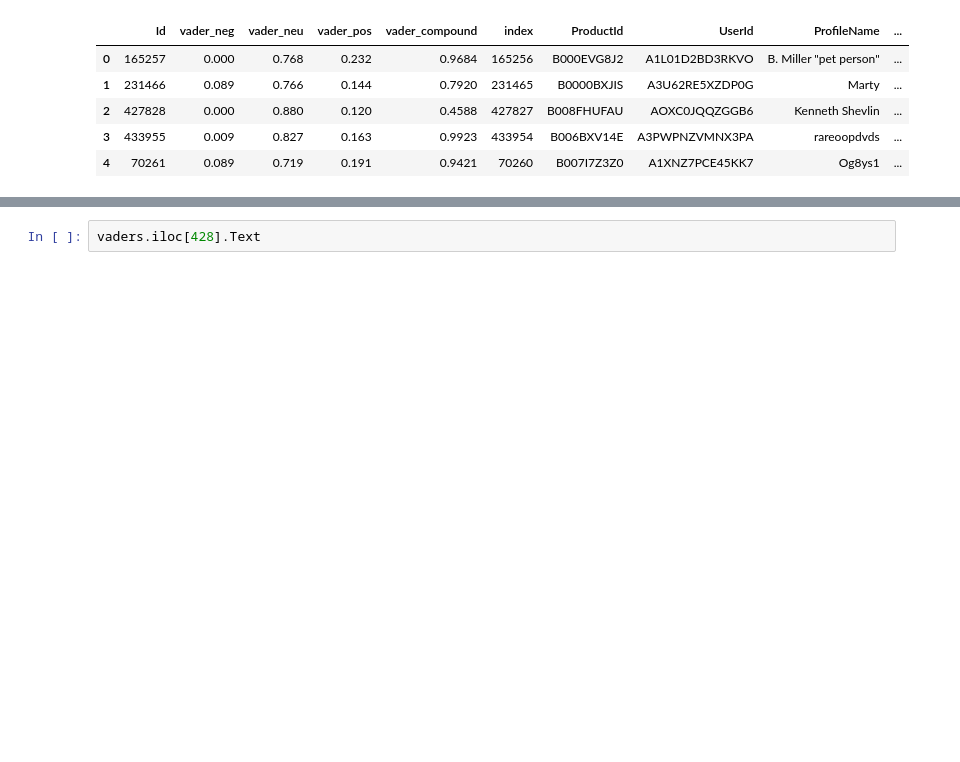
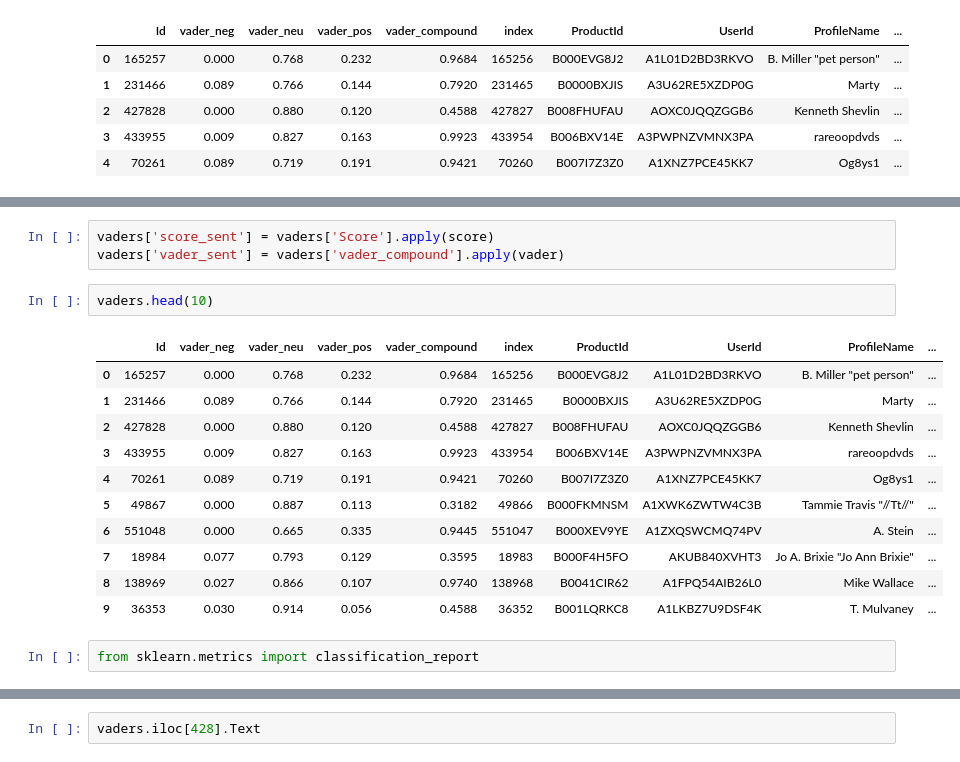
Before and after one commit to ChibuikeOnuba/NLP, a Jupyter notebook: the_model.ipynb, the cells around one changed output, grey strips where cells are left out. Saved outputs shown, nothing was run; the diff lists cells and outputs as text; blank space fills up the shorter version.

```diff
--- a/the_model.ipynb
+++ b/the_model.ipynb
@@ -92,0 +117,19 @@ vaders.head()
+# %%
+vaders['score_sent'] = vaders['Score'].apply(score)
+vaders['vader_sent'] = vaders['vader_compound'].apply(vader)
+# %%
+vaders.head(10)
+# %% [output]
+|  | Id | vader_neg | vader_neu | vader_pos | vader_compound | index | ProductId | UserId | ProfileName | ... |
+| 0 | 165257 | 0.000 | 0.768 | 0.232 | 0.9684 | 165256 | B000EVG8J2 | A1L01D2BD3RKVO | B. Miller "pet person" | ... |
+| 1 | 231466 | 0.089 | 0.766 | 0.144 | 0.7920 | 231465 | B0000BXJIS | A3U62RE5XZDP0G | Marty | ... |
+| 2 | 427828 | 0.000 | 0.880 | 0.120 | 0.4588 | 427827 | B008FHUFAU | AOXC0JQQZGGB6 | Kenneth Shevlin | ... |
+| 3 | 433955 | 0.009 | 0.827 | 0.163 | 0.9923 | 433954 | B006BXV14E | A3PWPNZVMNX3PA | rareoopdvds | ... |
+| 4 | 70261 | 0.089 | 0.719 | 0.191 | 0.9421 | 70260 | B007I7Z3Z0 | A1XNZ7PCE45KK7 | Og8ys1 | ... |
+| 5 | 49867 | 0.000 | 0.887 | 0.113 | 0.3182 | 49866 | B000FKMNSM | A1XWK6ZWTW4C3B | Tammie Travis "//Tt//" | ... |
+| 6 | 551048 | 0.000 | 0.665 | 0.335 | 0.9445 | 551047 | B000XEV9YE | A1ZXQSWCMQ74PV | A. Stein | ... |
+| 7 | 18984 | 0.077 | 0.793 | 0.129 | 0.3595 | 18983 | B000F4H5FO | AKUB840XVHT3 | Jo A. Brixie "Jo Ann Brixie" | ... |
+| 8 | 138969 | 0.027 | 0.866 | 0.107 | 0.9740 | 138968 | B0041CIR62 | A1FPQ54AIB26L0 | Mike Wallace | ... |
+| 9 | 36353 | 0.030 | 0.914 | 0.056 | 0.4588 | 36352 | B001LQRKC8 | A1LKBZ7U9DSF4K | T. Mulvaney | ... |
+# %%
+from sklearn.metrics import classification_report
```
Also changed, not shown: parts of 5 cells of this notebook.
